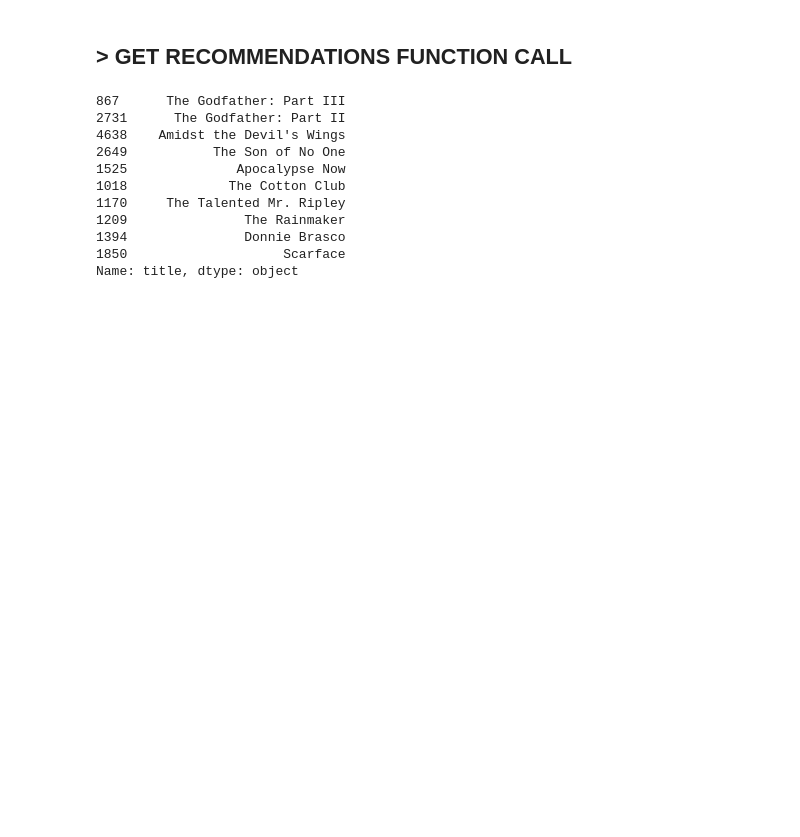
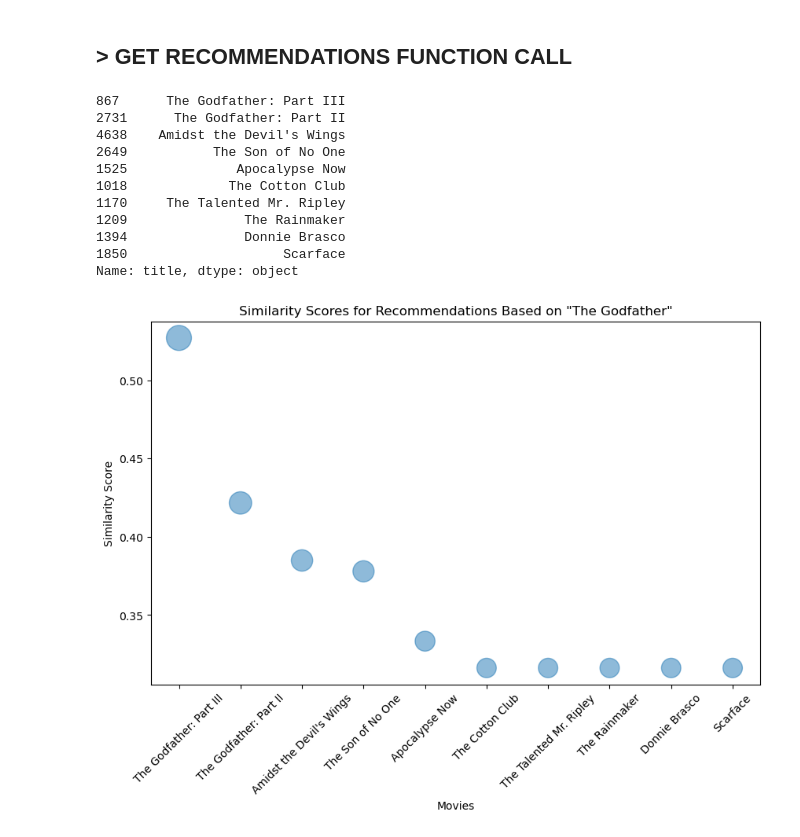
Before and after one commit to arjunmahesh1/compsci216, a Jupyter notebook: movie-recommendations.ipynb, the cells around one changed output. Cells and saved outputs as stored; diff of their text form; code cells hidden in the pictures; blank space fills up the shorter version.

Commit message:
added visualizations for recommendations results

```diff
--- a/movie-recommendations.ipynb
+++ b/movie-recommendations.ipynb
@@ -200,3 +200,24 @@ get_recommendations('The Godfather', cosine_sim2)
 1394               Donnie Brasco
 1850                    Scarface
 Name: title, dtype: object
+# %%
+def plot_similarity_bubbles(title, cosine_sim=cosine_sim, n=10):
+    idx = indices[title]
+    sim_scores = list(enumerate(cosine_sim[idx]))
+    sim_scores = sorted(sim_scores, key=lambda x: x[1], reverse=True)
+    sim_scores = sim_scores[1:n+1]
+
+    movies = [df2['title'].iloc[i[0]] for i in sim_scores]
+    scores = [i[1] for i in sim_scores]
+
+    plt.figure(figsize=(10, 6))
+    plt.scatter(movies, scores, s=[score*1000 for score in scores], alpha=0.5)
+    plt.title(f'Similarity Scores for Recommendations Based on "{title}"')
+    plt.xlabel('Movies')
+    plt.ylabel('Similarity Score')
+    plt.xticks(rotation=45)
+    plt.show()
+
+plot_similarity_bubbles('The Godfather', cosine_sim2)
+# %% [output]
+[figure, added]
```
Also changed, not shown: parts of 1 cell of this notebook.
